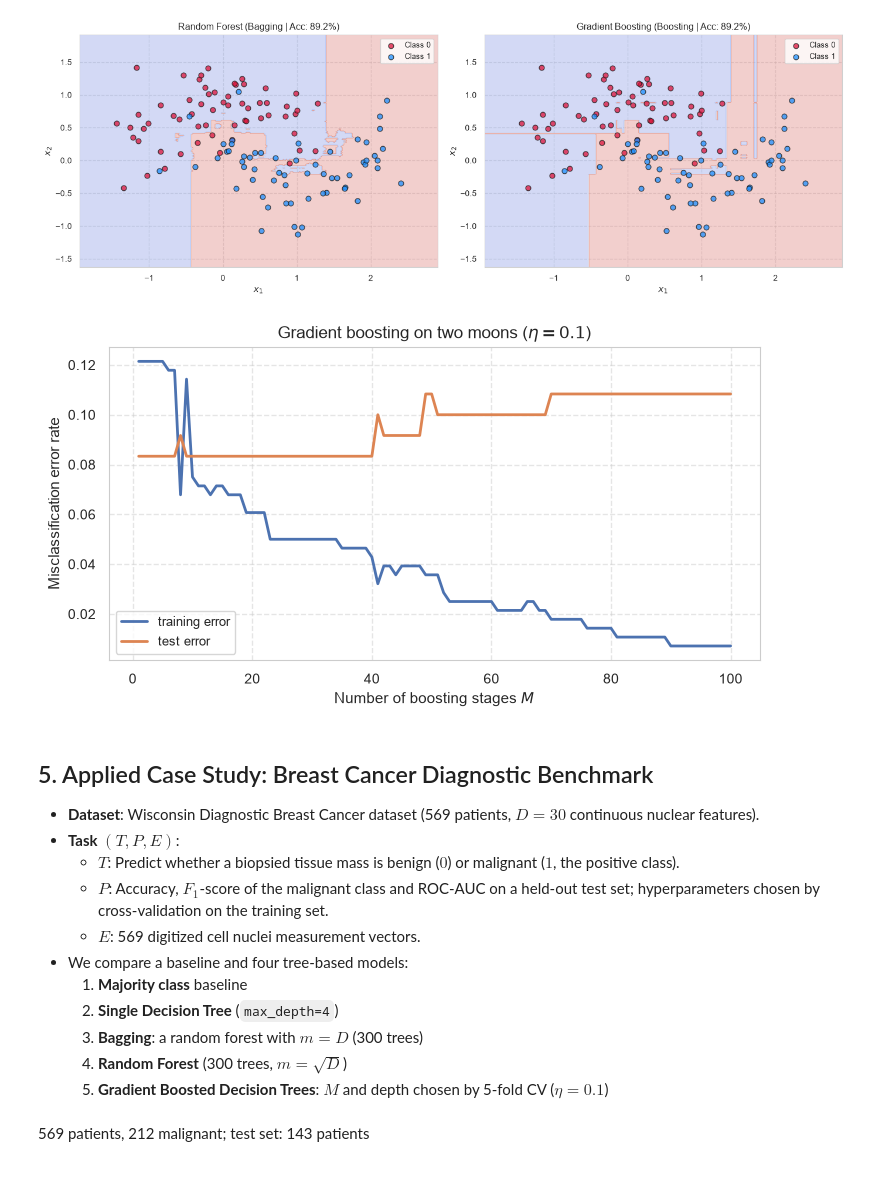
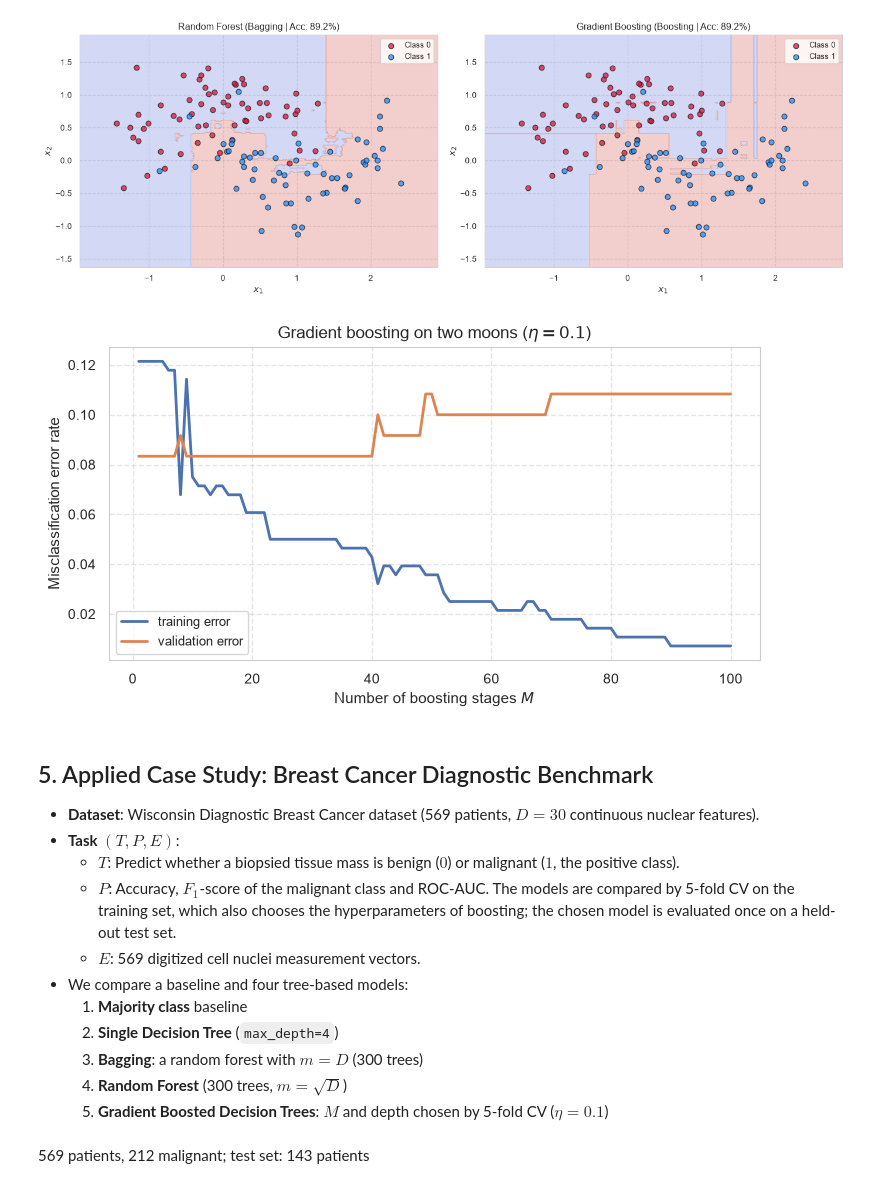
Before and after one commit to konstantin-schekotihin/dl_course, a Jupyter notebook: AI-ML/05_ensembles.ipynb, the cells around one changed output. Cells and saved outputs as stored; diff of their text form; code cells hidden in the pictures.

```diff
--- a/AI-ML/05_ensembles.ipynb
+++ b/AI-ML/05_ensembles.ipynb
@@ -115,20 +115,20 @@ entropy: 0.722 before, 0.520 after the split (decrease 0.202)
   - **Pre-pruning (Early Stopping)**: Restrict `max_depth`, require `min_samples_split`, or set `min_samples_leaf`. Short-sighted: a weak split can be followed by a very good one.
   - **Post-pruning (Cost-Complexity)**: Minimize penalized loss $R_\alpha(\mathcal{T}) = R(\mathcal{T}) + \alpha |\mathcal{T}|$, balancing empirical error $R(\mathcal{T})$ against tree complexity $|\mathcal{T}|$ (number of leaves). Grow a large tree first, then prune it back; choose $\alpha$ by cross-validation.
 # %%
-# Generate noisy non-linear two moons dataset
+# Generate noisy non-linear two moons dataset; the held-out 30 % are validation data for comparing the models of §1–4
 X, y = make_moons(n_samples=400, noise=0.30, random_state=42)
-X_tr, X_te, y_tr, y_te = train_test_split(X, y, test_size=0.3, random_state=42, stratify=y)
+X_tr, X_val, y_tr, y_val = train_test_split(X, y, test_size=0.3, random_state=42, stratify=y)
 
 # Fit constrained vs. unconstrained single decision trees
 tree_shallow = DecisionTreeClassifier(max_depth=3, random_state=42).fit(X_tr, y_tr)
 tree_deep = DecisionTreeClassifier(max_depth=None, random_state=42).fit(X_tr, y_tr)
 
-acc_shallow_te = tree_shallow.score(X_te, y_te)
+acc_shallow_val = tree_shallow.score(X_val, y_val)
 acc_deep_tr = tree_deep.score(X_tr, y_tr)
-acc_deep_te = tree_deep.score(X_te, y_te)
+acc_deep_val = tree_deep.score(X_val, y_val)
 
 hp.plot_decision_boundaries_comparison({
-    f"Depth-limited Tree (max_depth=3) | Test: {acc_shallow_te:.1%}": tree_shallow,
-    f"Unconstrained Tree | Train: {acc_deep_tr:.0%}, Test: {acc_deep_te:.1%}": tree_deep,
-}, X_te, y_te)
+    f"Depth-limited Tree (max_depth=3) | Validation: {acc_shallow_val:.1%}": tree_shallow,
+    f"Unconstrained Tree | Train: {acc_deep_tr:.0%}, Validation: {acc_deep_val:.1%}": tree_deep,
+}, X_val, y_val)
 # %% [output]
@@ -368,21 +368,21 @@ hp.plot_decision_boundaries_comparison({
 # %% [output]
 [figure]
 # %%
-# Error after each boosting stage (illustration only: M itself is chosen by CV in §5, never on the test set)
+# Training vs. validation error after each boosting stage: the validation error shows when more stages start to overfit
 train_errors_gb = [mt.zero_one_loss(y_tr, y_pred) for y_pred in gb.staged_predict(X_tr)]
-test_errors_gb = [mt.zero_one_loss(y_te, y_pred) for y_pred in gb.staged_predict(X_te)]
-hp.plot_curves(np.arange(1, gb.n_estimators + 1), {"training error": train_errors_gb, "test error": test_errors_gb},
+val_errors_gb = [mt.zero_one_loss(y_val, y_pred) for y_pred in gb.staged_predict(X_val)]
+hp.plot_curves(np.arange(1, gb.n_estimators + 1), {"training error": train_errors_gb, "validation error": val_errors_gb},
                xlabel="Number of boosting stages $M$", ylabel="Misclassification error rate",
                title=r"Gradient boosting on two moons ($\eta = 0.1$)")
 # %% [output]
-[figure, old version]
+[figure, new version]
 # %% [markdown]
 ## 5. Applied Case Study: Breast Cancer Diagnostic Benchmark
 
 - **Dataset**: Wisconsin Diagnostic Breast Cancer dataset (569 patients, $D=30$ continuous nuclear features).
 - **Task $(T, P, E)$**:
   - $T$: Predict whether a biopsied tissue mass is benign ($0$) or malignant ($1$, the positive class).
-  - $P$: Accuracy, $F_1$-score of the malignant class and ROC-AUC on a held-out test set; hyperparameters chosen by cross-validation on the training set.
+  - $P$: Accuracy, $F_1$-score of the malignant class and ROC-AUC. The models are compared by 5-fold CV on the training set, which also chooses the hyperparameters of boosting; the chosen model is evaluated once on a held-out test set.
   - $E$: 569 digitized cell nuclei measurement vectors.
 - We compare a baseline and four tree-based models:
   1. **Majority class** baseline
```
Also changed, not shown: parts of 16 cells of this notebook, 9 other files.
